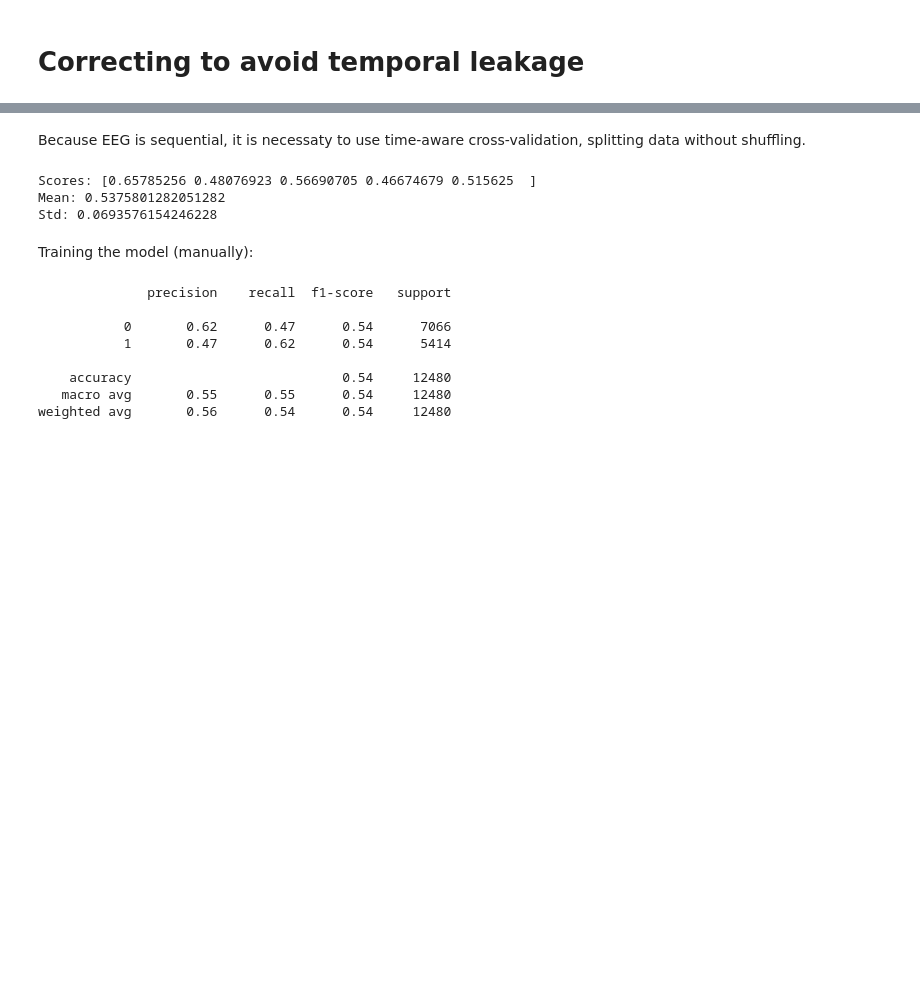
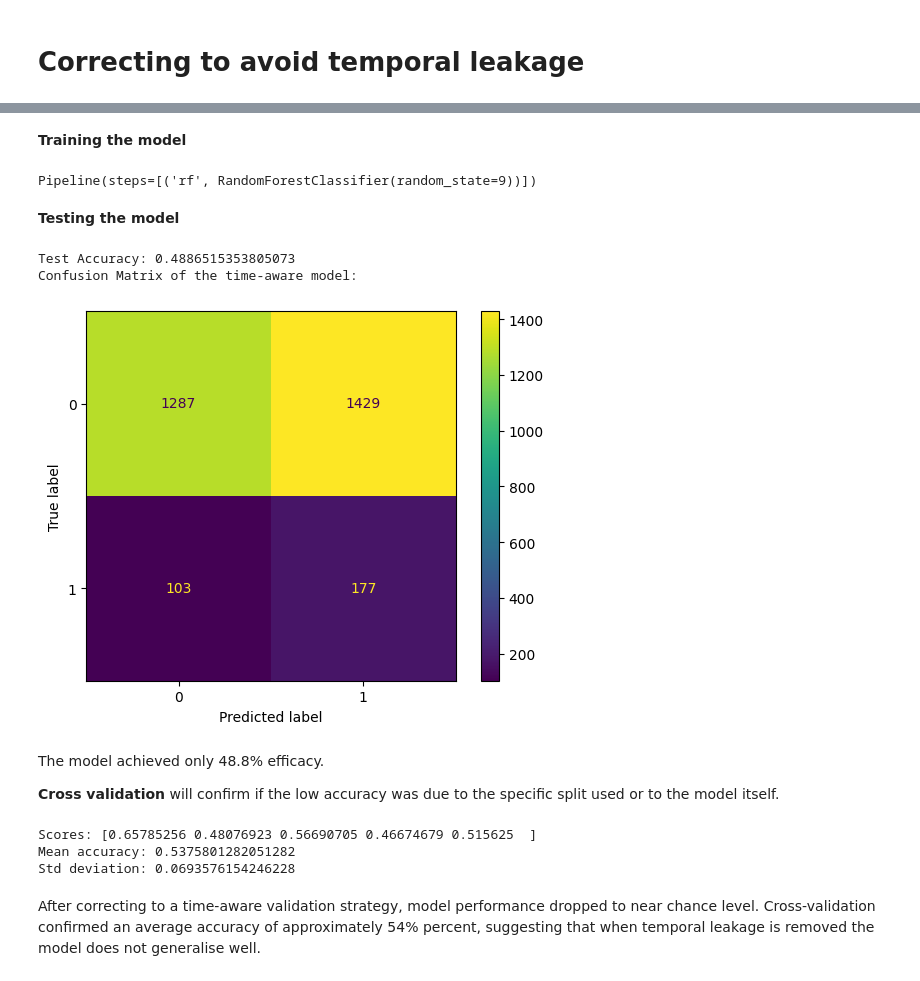
Before and after one commit to heloisa-paterno/eeg-eye-state, a Jupyter notebook: eye_state_from_eeg.ipynb, the cells around one changed output, grey strips where cells are left out. Saved outputs shown, nothing was run; the diff lists cells and outputs as text; code cells hidden in the pictures; blank space fills up the shorter version.

```diff
--- a/eye_state_from_eeg.ipynb
+++ b/eye_state_from_eeg.ipynb
@@ -367,0 +353,6 @@ A pipeline ensures that preprocessing is fitted only on training data inside eac
+# %%
+X_train, X_test, y_train, y_test = train_test_split(
+    X, y,
+    test_size=0.2,
+    shuffle=False
+)
@@ -373,8 +366,33 @@ pipe = Pipeline([
         random_state=9
     ))
 ])
-# %% [markdown]
-Because EEG is sequential, it is necessaty to use time-aware cross-validation, splitting data without shuffling.
+# %% [markdown]
+**Training the model**
+# %%
+pipe.fit(X_train, y_train)
+# %% [output]
+Pipeline(steps=[('rf', RandomForestClassifier(random_state=9))])
+# %% [markdown]
+**Testing the model**
+# %%
+y_pred = pipe.predict(X_test)
+
+accuracy = accuracy_score(y_test, y_pred)
+print("Test Accuracy:", accuracy)
+
+print("Confusion Matrix of the time-aware model:")
+ConfusionMatrixDisplay.from_predictions(
+    y_test, y_pred
+)
+plt.show()
+# %% [output]
+Test Accuracy: 0.4886515353805073
+Confusion Matrix of the time-aware model:
+[figure, added]
+# %% [markdown]
+The model achieved only 48.8% efficacy.
+
+**Cross validation** will confirm if the low accuracy was due to the specific split used or to the model itself.
 # %%
 tscv = TimeSeriesSplit(n_splits=5)
 
@@ -387,36 +405,12 @@ scores = cross_val_score(
 )
 
 print("Scores:", scores)
-print("Mean:", scores.mean())
-print("Std:", scores.std())
+print("Mean accuracy:", scores.mean())
+print("Std deviation:", scores.std())
 # %% [output]
 Scores: [0.65785256 0.48076923 0.56690705 0.46674679 0.515625  ]
-Mean: 0.5375801282051282
-Std: 0.0693576154246228
+Mean accuracy: 0.5375801282051282
+Std deviation: 0.0693576154246228
-# %% [markdown]
-Training the model (manually):
-# %%
-y_true_all = []
-y_pred_all = []
-
-for train_idx, test_idx in tscv.split(X):
-    X_train, X_test = X.iloc[train_idx], X.iloc[test_idx]
-    y_train, y_test = y.iloc[train_idx], y.iloc[test_idx]
-
-    pipe.fit(X_train, y_train)
-    y_pred = pipe.predict(X_test)
-
-    y_true_all.extend(y_test)
-    y_pred_all.extend(y_pred)
-
-print(classification_report(y_true_all, y_pred_all))
-# %% [output]
-              precision    recall  f1-score   support
-
-           0       0.62      0.47      0.54      7066
-           1       0.47      0.62      0.54      5414
-
-    accuracy                           0.54     12480
-   macro avg       0.55      0.55      0.54     12480
-weighted avg       0.56      0.54      0.54     12480
+# %% [markdown]
+After correcting to a time-aware validation strategy, model performance dropped to near chance level. Cross-validation confirmed an average accuracy of approximately 54% percent, suggesting that when temporal leakage is removed the model does not generalise well.
 # %% [markdown]
```
Also changed, not shown: parts of 19 cells of this notebook.
